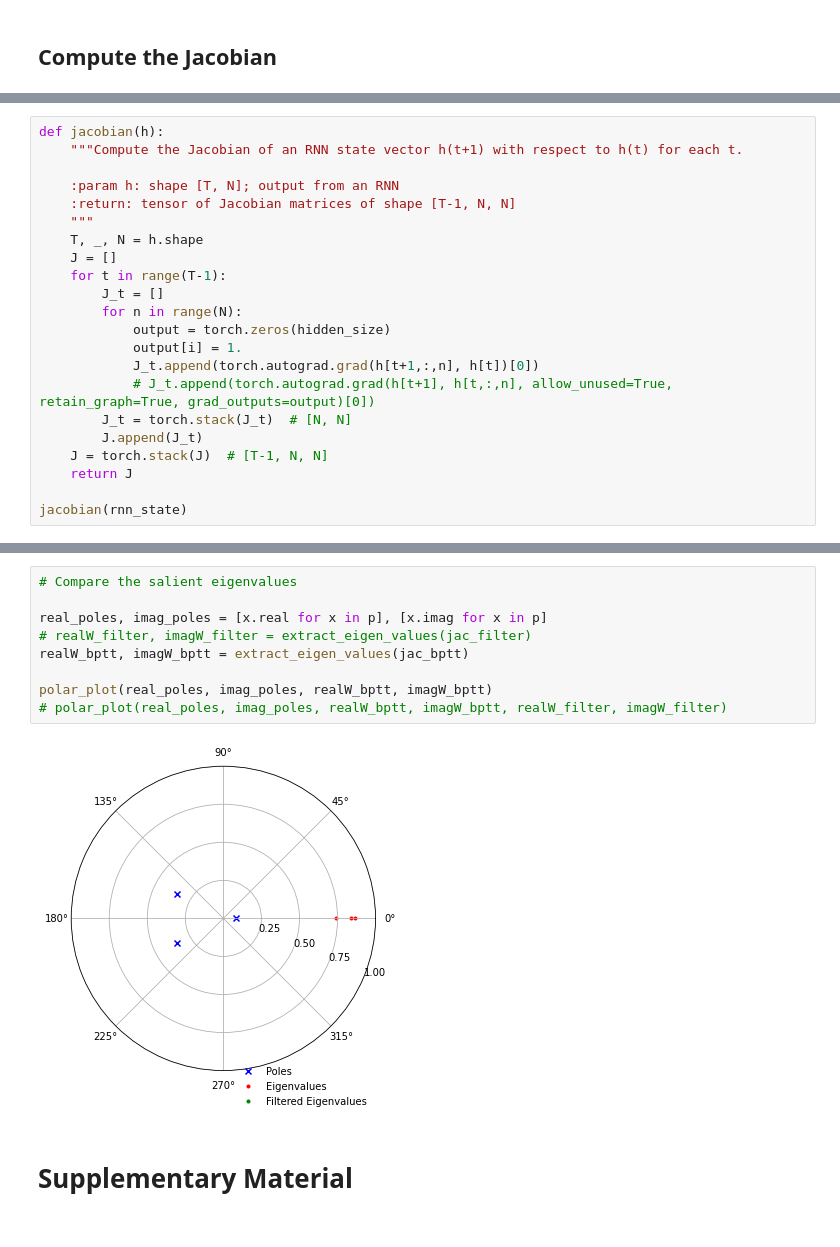
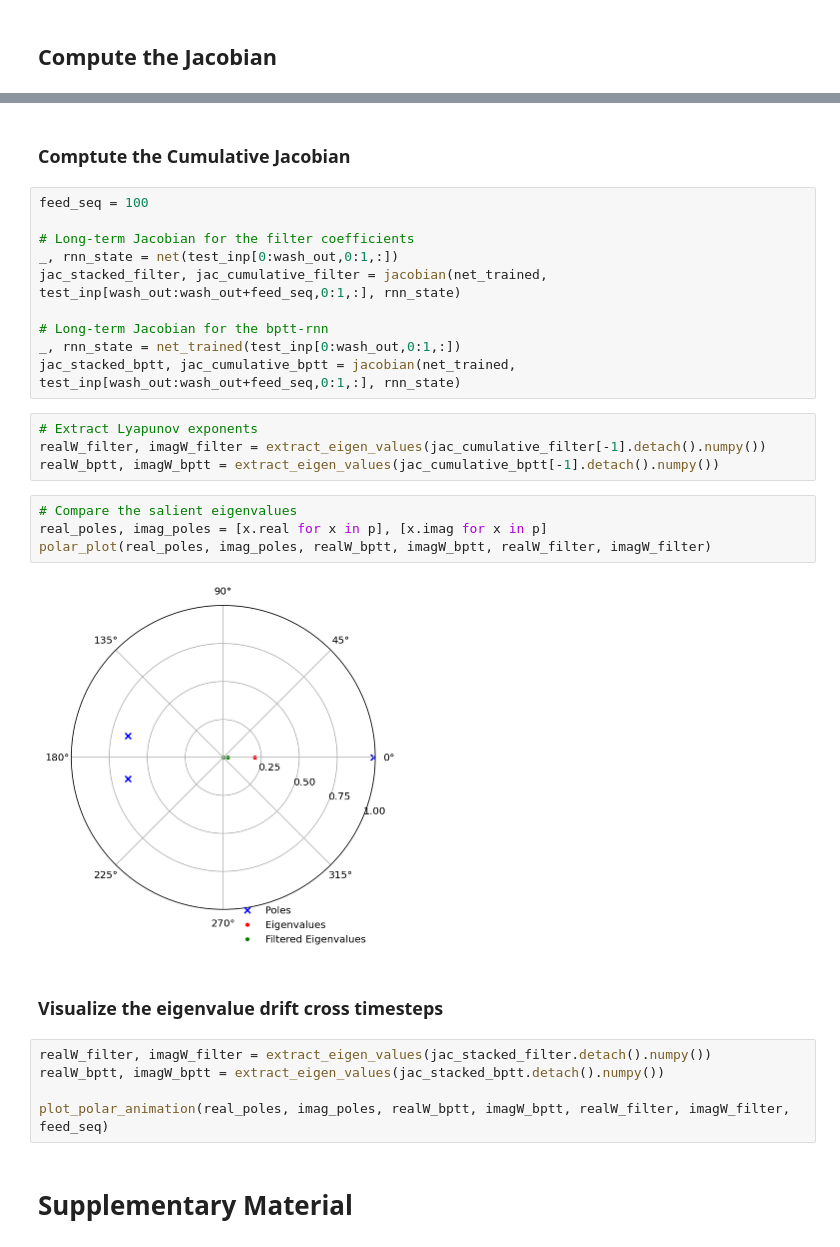
Before and after one commit to mpotta/bptt, a Jupyter notebook: RNNs as Filters/rnns_as_filters_remix.ipynb, the cells around one changed output, grey strips where cells are left out. Drawn from its saved outputs; the diff is of its cells as text.

Commit message:
Added Lyapunov analysis

```diff
--- a/RNNs as Filters/rnns_as_filters_remix.ipynb
+++ b/RNNs as Filters/rnns_as_filters_remix.ipynb
@@ -396,22 +416,0 @@ torch.Size([100, 1, 3])
-# %%
-def jacobian(h):
-    """Compute the Jacobian of an RNN state vector h(t+1) with respect to h(t) for each t.
-
-    :param h: shape [T, N]; output from an RNN
-    :return: tensor of Jacobian matrices of shape [T-1, N, N]
-    """
-    T, _, N = h.shape
-    J = []
-    for t in range(T-1):
-        J_t = []
-        for n in range(N):
-            output = torch.zeros(hidden_size)
-            output[i] = 1.
-            J_t.append(torch.autograd.grad(h[t+1,:,n], h[t])[0])
-            # J_t.append(torch.autograd.grad(h[t+1], h[t,:,n], allow_unused=True, retain_graph=True, grad_outputs=output)[0])
-        J_t = torch.stack(J_t)  # [N, N]
-        J.append(J_t)
-    J = torch.stack(J)  # [T-1, N, N]
-    return J
-
-jacobian(rnn_state)
@@ -464,13 +475,31 @@ array([[ 8.53871617e-01, -4.80719218e-03, -3.18022020e-04],
+# %% [markdown]
+### Comptute the Cumulative Jacobian
+# %%
+feed_seq = 100
+
+# Long-term Jacobian for the filter coefficients
+_, rnn_state = net(test_inp[0:wash_out,0:1,:])
+jac_stacked_filter, jac_cumulative_filter = jacobian(net_trained, test_inp[wash_out:wash_out+feed_seq,0:1,:], rnn_state)
+
+# Long-term Jacobian for the bptt-rnn
+_, rnn_state = net_trained(test_inp[0:wash_out,0:1,:])
+jac_stacked_bptt, jac_cumulative_bptt = jacobian(net_trained, test_inp[wash_out:wash_out+feed_seq,0:1,:], rnn_state)
+# %%
+# Extract Lyapunov exponents
+realW_filter, imagW_filter = extract_eigen_values(jac_cumulative_filter[-1].detach().numpy())
+realW_bptt, imagW_bptt = extract_eigen_values(jac_cumulative_bptt[-1].detach().numpy())
 # %%
 # Compare the salient eigenvalues
-
 real_poles, imag_poles = [x.real for x in p], [x.imag for x in p]
-# realW_filter, imagW_filter = extract_eigen_values(jac_filter)
-realW_bptt, imagW_bptt = extract_eigen_values(jac_bptt)
-
-polar_plot(real_poles, imag_poles, realW_bptt, imagW_bptt)
-# polar_plot(real_poles, imag_poles, realW_bptt, imagW_bptt, realW_filter, imagW_filter)
+polar_plot(real_poles, imag_poles, realW_bptt, imagW_bptt, realW_filter, imagW_filter)
 # %% [output]
-[figure, old version]
+[figure, new version]
+# %% [markdown]
+### Visualize the eigenvalue drift cross timesteps
+# %%
+realW_filter, imagW_filter = extract_eigen_values(jac_stacked_filter.detach().numpy())
+realW_bptt, imagW_bptt = extract_eigen_values(jac_stacked_bptt.detach().numpy())
+
+plot_polar_animation(real_poles, imag_poles, realW_bptt, imagW_bptt, realW_filter, imagW_filter, feed_seq)
 # %% [markdown]
 # Supplementary Material
```
Also changed, not shown: parts of 25 cells of this notebook, 1 other file.
